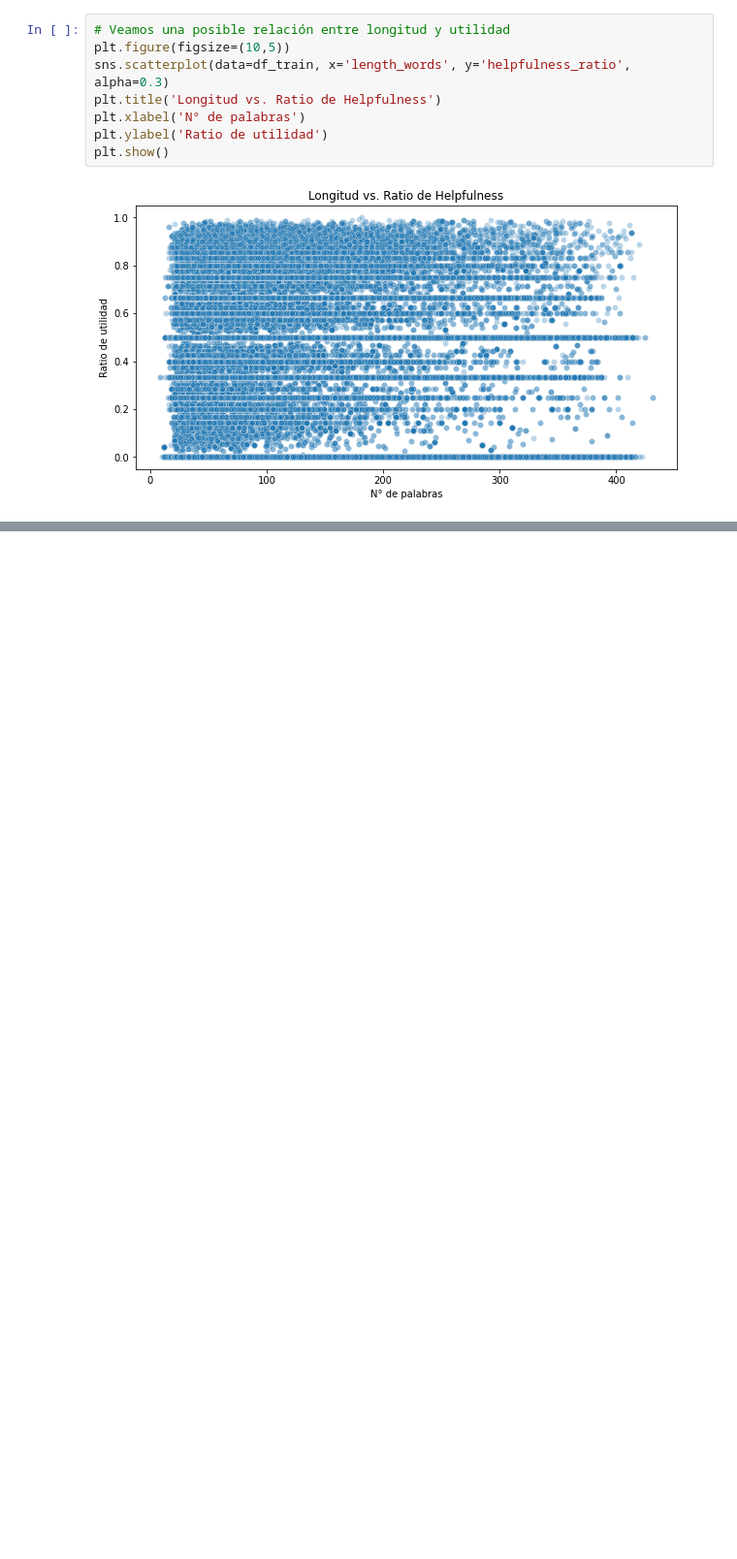
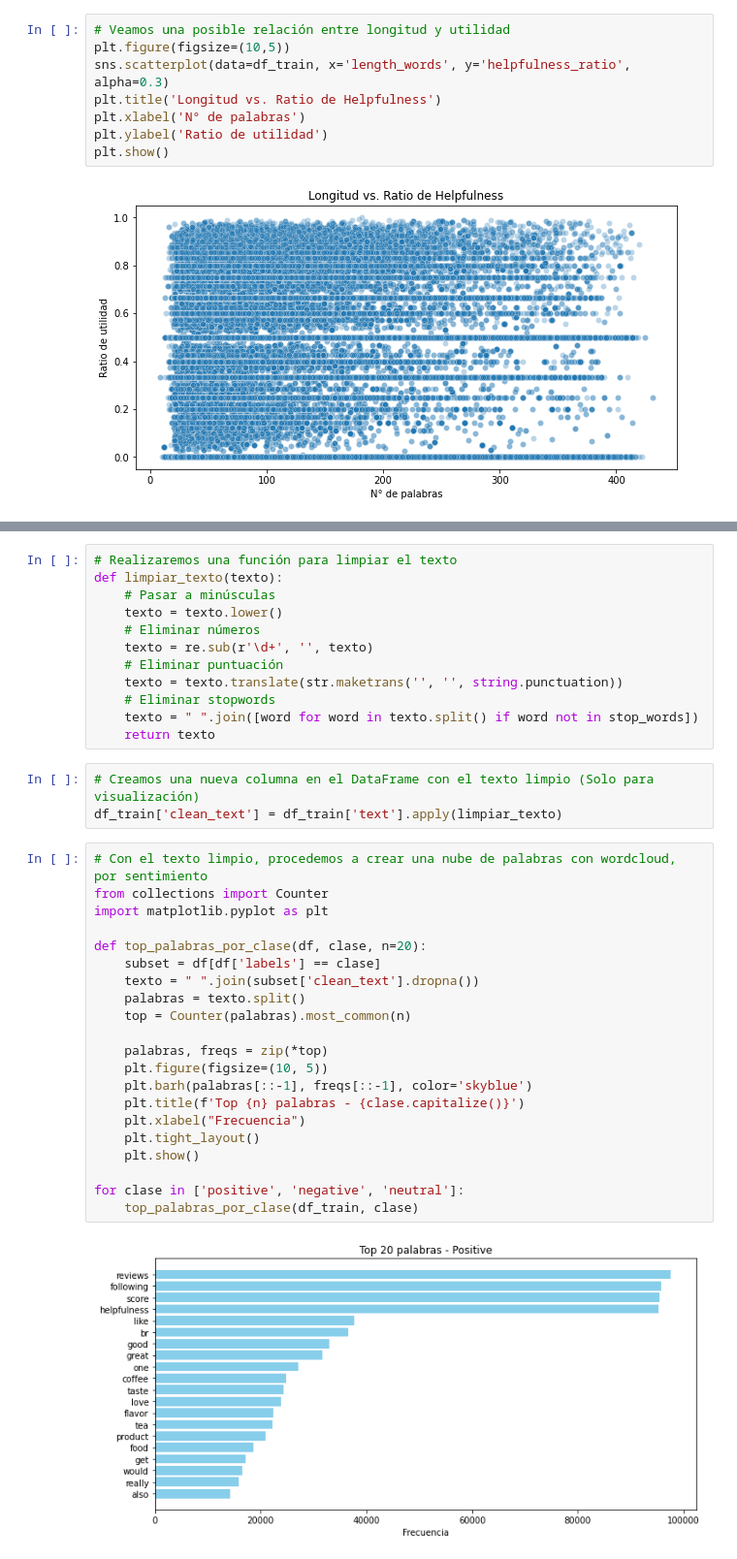
Before and after one commit to egsanchez17/jbook-ml202510, a Jupyter notebook: _sources/mi_informe.ipynb, the cells around one changed output, grey strips where cells are left out. Shown at 97% size. Cells and saved outputs as stored; diff of their text form; blank space fills up the shorter version.

```diff
--- a/_sources/mi_informe.ipynb
+++ b/_sources/mi_informe.ipynb
@@ -167,0 +184,38 @@ plt.show()
+# %%
+# Realizaremos una función para limpiar el texto
+def limpiar_texto(texto):
+    # Pasar a minúsculas
+    texto = texto.lower()
+    # Eliminar números
+    texto = re.sub(r'\d+', '', texto)
+    # Eliminar puntuación
+    texto = texto.translate(str.maketrans('', '', string.punctuation))
+    # Eliminar stopwords
+    texto = " ".join([word for word in texto.split() if word not in stop_words])
+    return texto
+# %%
+# Creamos una nueva columna en el DataFrame con el texto limpio (Solo para visualización)
+df_train['clean_text'] = df_train['text'].apply(limpiar_texto)
+# %%
+# Con el texto limpio, procedemos a crear una nube de palabras con wordcloud, por sentimiento
+from collections import Counter
+import matplotlib.pyplot as plt
+
+def top_palabras_por_clase(df, clase, n=20):
+    subset = df[df['labels'] == clase]
+    texto = " ".join(subset['clean_text'].dropna())
+    palabras = texto.split()
+    top = Counter(palabras).most_common(n)
+
+    palabras, freqs = zip(*top)
+    plt.figure(figsize=(10, 5))
+    plt.barh(palabras[::-1], freqs[::-1], color='skyblue')
+    plt.title(f'Top {n} palabras - {clase.capitalize()}')
+    plt.xlabel("Frecuencia")
+    plt.tight_layout()
+    plt.show()
+
+for clase in ['positive', 'negative', 'neutral']:
+    top_palabras_por_clase(df_train, clase)
+# %% [output]
+[figure, added]
```
Also changed, not shown: parts of 12 cells of this notebook, 9 other files.
